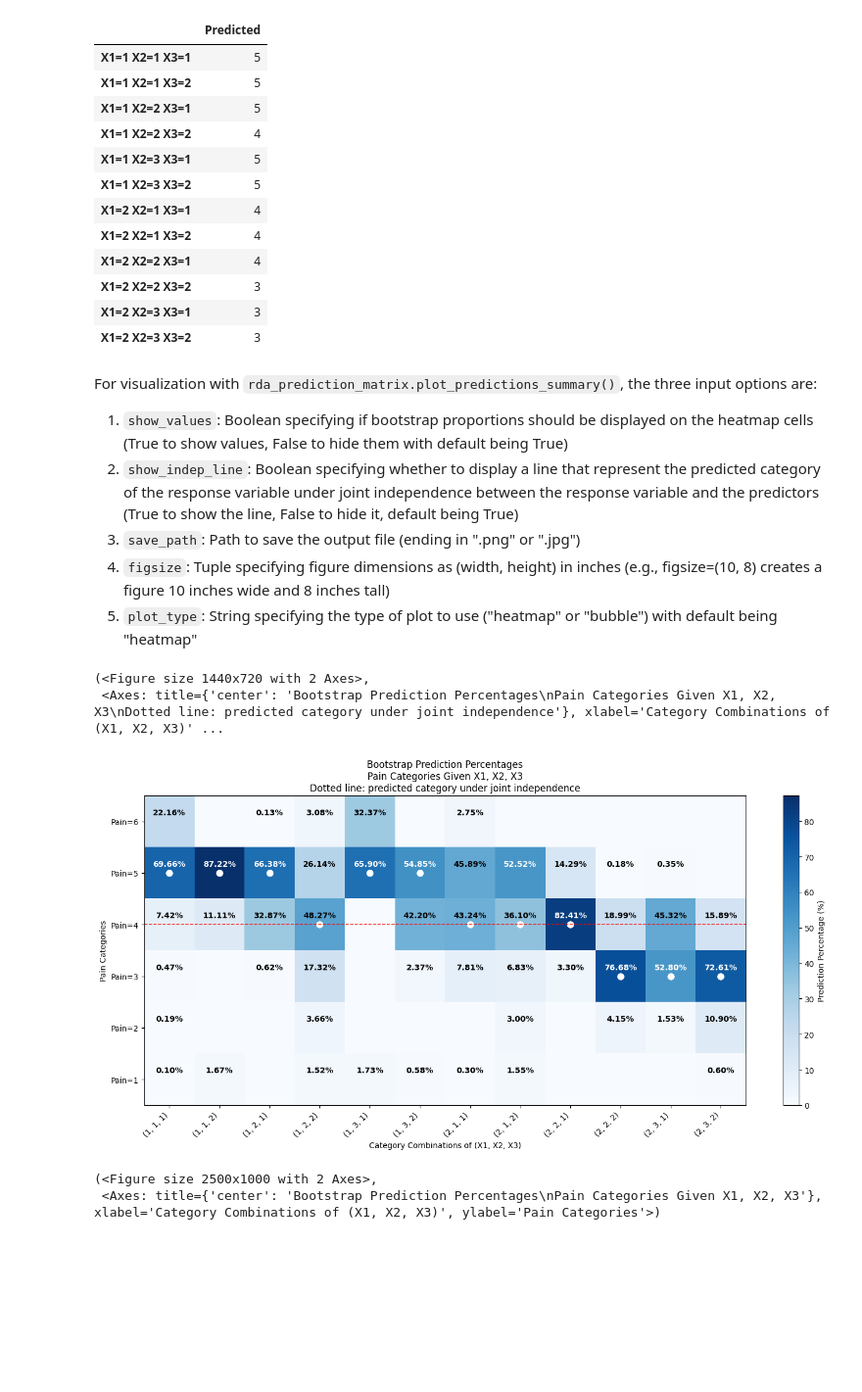
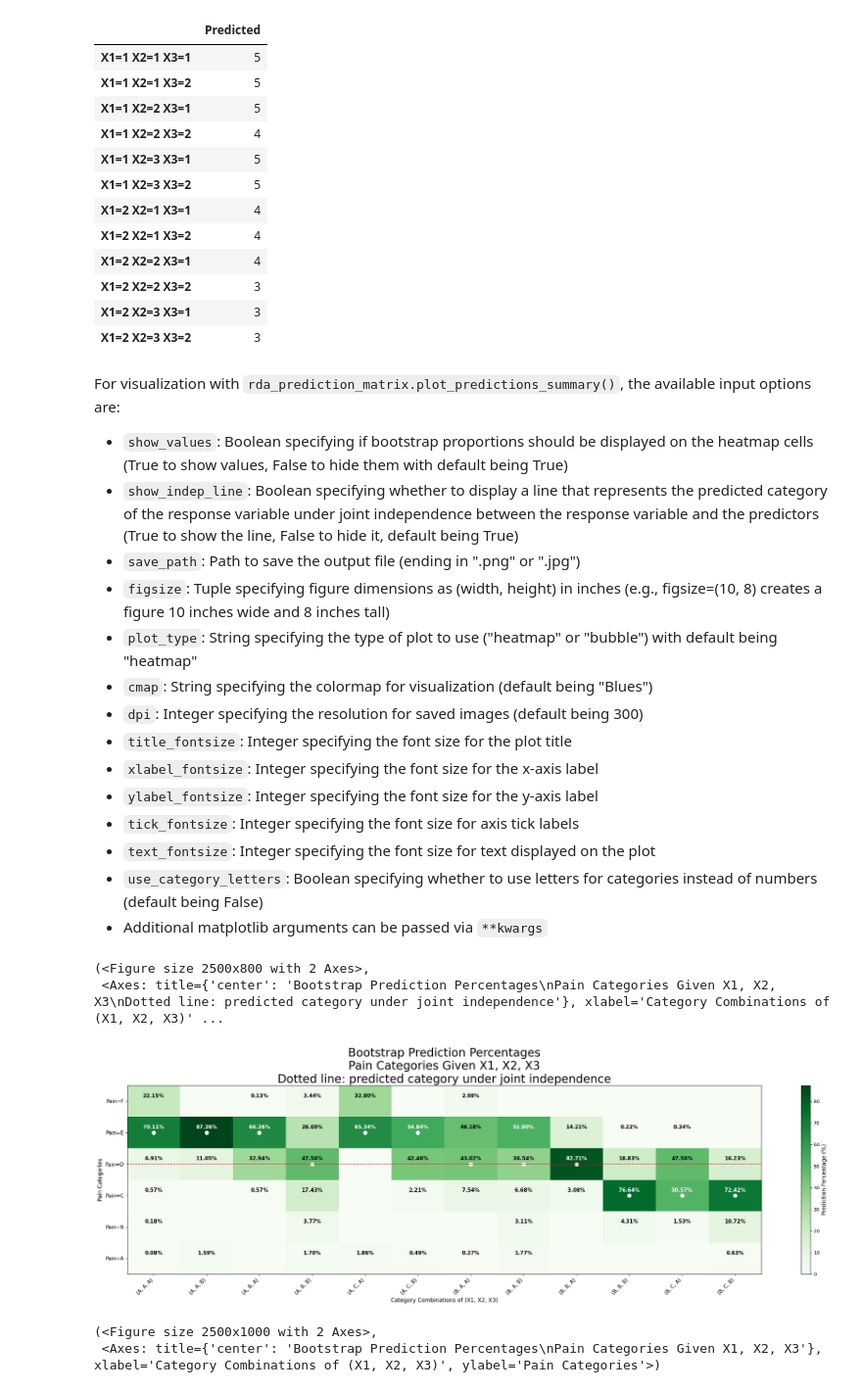
Before and after one commit to DhyeyMavani2003/ccrvam, a Jupyter notebook: examples/jupyter/02_StatSim_Generic_Bootstrapping_and_Permutation_Tests_Usage_Demonstration.ipynb, the cells around one changed output. Shown at 98% size. Saved outputs shown, nothing was run; the diff lists cells and outputs as text; code cells hidden in the pictures; blank space fills up the shorter version.

```diff
--- a/examples/jupyter/02_StatSim_Generic_Bootstrapping_and_Permutation_Tests_Usage_Demonstration.ipynb
+++ b/examples/jupyter/02_StatSim_Generic_Bootstrapping_and_Permutation_Tests_Usage_Demonstration.ipynb
@@ -634,18 +634,41 @@ rda_prediction_matrix.predictions
 | X1=2 X2=3 X3=1 | 3 |
 | X1=2 X2=3 X3=2 | 3 |
 # %% [markdown]
-For visualization with `rda_prediction_matrix.plot_predictions_summary()`, the three input options are:
-1. `show_values`: Boolean specifying if bootstrap proportions should be displayed on the heatmap cells (True to show values, False to hide them with default being True)
-2. `show_indep_line`: Boolean specifying whether to display a line that represent the predicted category of the response variable under joint independence between the response variable and the predictors (True to show the line, False to hide it, default being True)
-3. `save_path`: Path to save the output file (ending in ".png" or ".jpg")
-4. `figsize`: Tuple specifying figure dimensions as (width, height) in inches (e.g., figsize=(10, 8) creates a figure 10 inches wide and 8 inches tall)
-5. `plot_type`: String specifying the type of plot to use ("heatmap" or "bubble") with default being "heatmap"
+For visualization with `rda_prediction_matrix.plot_predictions_summary()`, the available input options are:
+- `show_values`: Boolean specifying if bootstrap proportions should be displayed on the heatmap cells (True to show values, False to hide them with default being True)
+- `show_indep_line`: Boolean specifying whether to display a line that represents the predicted category of the response variable under joint independence between the response variable and the predictors (True to show the line, False to hide it, default being True)
+- `save_path`: Path to save the output file (ending in ".png" or ".jpg")
+- `figsize`: Tuple specifying figure dimensions as (width, height) in inches (e.g., figsize=(10, 8) creates a figure 10 inches wide and 8 inches tall)
+- `plot_type`: String specifying the type of plot to use ("heatmap" or "bubble") with default being "heatmap"
+- `cmap`: String specifying the colormap for visualization (default being "Blues")
+- `dpi`: Integer specifying the resolution for saved images (default being 300)
+- `title_fontsize`: Integer specifying the font size for the plot title
+- `xlabel_fontsize`: Integer specifying the font size for the x-axis label
+- `ylabel_fontsize`: Integer specifying the font size for the y-axis label
+- `tick_fontsize`: Integer specifying the font size for axis tick labels
+- `text_fontsize`: Integer specifying the font size for text displayed on the plot
+- `use_category_letters`: Boolean specifying whether to use letters for categories instead of numbers (default being False)
+- Additional matplotlib arguments can be passed via `**kwargs`
-# %%
-rda_prediction_matrix.plot_predictions_summary(save_path="img/4D_prediction_bootstrap_heatmap.png")
-# %% [output]
-(<Figure size 1440x720 with 2 Axes>,
- <Axes: title={'center': 'Bootstrap Prediction Percentages\nPain Categories Given X1, X2, X3\nDotted line: predicted category under joint independence'}, xlabel='Category Combinations of (X1, X2, X3)' ...
-[figure, removed]
+# %%
+rda_prediction_matrix.plot_predictions_summary(
+    plot_type="heatmap",
+    show_values=True,
+    show_indep_line=True,
+    save_path="img/4D_prediction_bootstrap_heatmap.png",
+    figsize=(25, 8),
+    cmap="Greens",
+    dpi=200,
+    title_fontsize=25,
+    xlabel_fontsize=12,
+    ylabel_fontsize=12,
+    tick_fontsize=11,
+    text_fontsize=11,
+    use_category_letters=True
+)
+# %% [output]
+(<Figure size 2500x800 with 2 Axes>,
+ <Axes: title={'center': 'Bootstrap Prediction Percentages\nPain Categories Given X1, X2, X3\nDotted line: predicted category under joint independence'}, xlabel='Category Combinations of (X1, X2, X3)' ...
+[figure, added]
 # %%
 rda_prediction_matrix.plot_predictions_summary(plot_type="bubble", show_values=False, show_indep_line=False, figsize=(25, 10))
 # %% [output]
```
Also changed, not shown: parts of 20 cells of this notebook, 7 other files.
